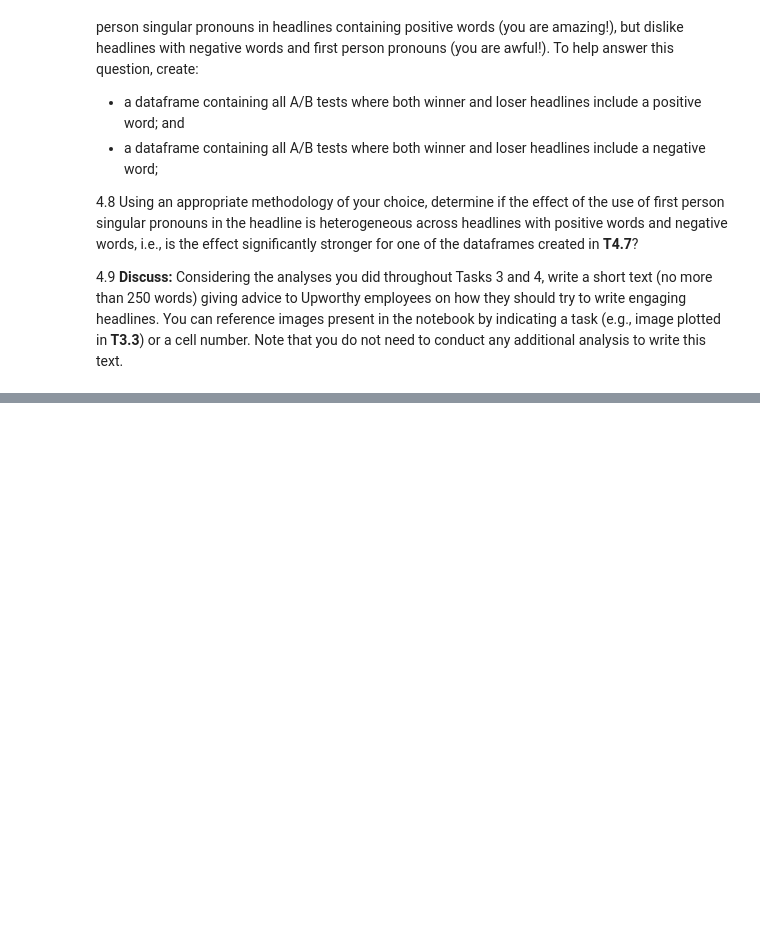
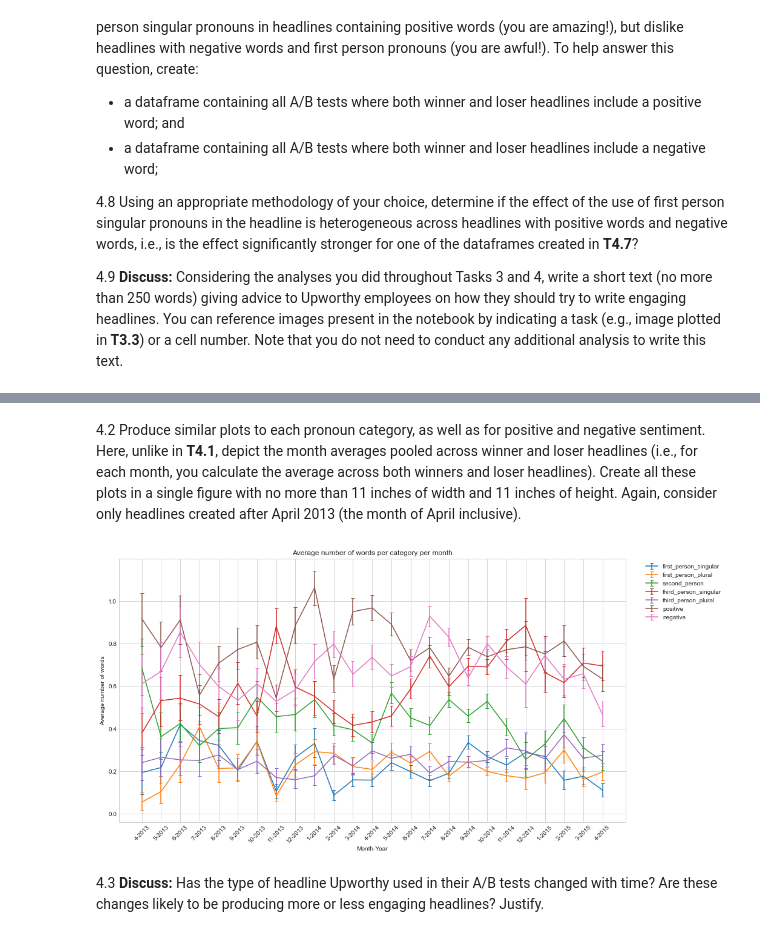
Before and after one commit to hichemhadhri/hw1, a Jupyter notebook: hw1.ipynb, the cells around one changed output, grey strips where cells are left out. Cells and saved outputs as stored; diff of their text form; code cells hidden in the pictures; blank space fills up the shorter version.

```diff
--- a/hw1.ipynb
+++ b/hw1.ipynb
@@ -669,0 +728,72 @@ You can reference images present in the notebook by indicating a task (e.g., ima
+# %% [markdown]
+4.2 Produce similar plots to each pronoun category, as well as for positive and negative sentiment. Here, unlike in **T4.1**, depict the month averages pooled across winner and loser headlines (i.e., for each month, you calculate the average across both winners and loser headlines).
+Create all these plots in a single figure with no more than 11 inches of width and 11 inches of height. Again, consider only headlines created after April 2013 (the month of April inclusive).
+# %%
+plt.style.use('seaborn-whitegrid')
+fig, ax = plt.subplots(figsize=(15, 8))  #check if less than 11x11 inches
+
+for key in feature_wordsets :
+    comparaison_final[key] = comparaison_final[key+'1'] + comparaison_final[key+'2']
+    after_april2013 = comparaison_final[comparaison_final['date_created'] >= '2013-04-01']
+    comparaison_final_month = after_april2013.groupby([after_april2013['date_created'].dt.month, after_april2013['date_created'].dt.year])
+
+    stats_by_month = comparaison_final_month.apply(lambda x: pd.Series({
+        'average_'+key: x[key].mean(),
+        'lower_err_'+key: bootstrap_CI(x[key], 1000)[0],
+        'upper_err_'+key: bootstrap_CI(x[key], 1000)[1]
+    }))
+
+    stats_by_month = stats_by_month.sort_index(level=[1,0])
+    stats_by_month.index = stats_by_month.index.map(lambda x : str(x[0]) + '-' + str(x[1]))
+
+    ax.errorbar(stats_by_month.index, stats_by_month['average_'+key],
+                yerr = [-stats_by_month['lower_err_'+key] + stats_by_month['average_'+key],
+                        -stats_by_month['average_'+key] + stats_by_month['upper_err_'+key]],
+                capsize= 3)
+
+    comparaison_final.drop(key, axis=1, inplace=True)
+
+comparaison_final['positive'] = comparaison_final['positive1'] + comparaison_final['positive2']
+comparaison_final['negative'] = comparaison_final['negative1'] + comparaison_final['negative2']
+after_april2013 = comparaison_final[comparaison_final['date_created'] >= '2013-04-01']
+comparaison_final_month = after_april2013.groupby([after_april2013['date_created'].dt.month, after_april2013['date_created'].dt.year])
+
+stats_pos = comparaison_final_month.apply(lambda x: pd.Series({
+        'average_positive': x['positive'].mean(),
+        'lower_err_positive': bootstrap_CI(x['positive'], 1000)[0],
+        'upper_err_positive': bootstrap_CI(x['positive'], 1000)[1]
+    }))
+stats_neg = comparaison_final_month.apply(lambda x: pd.Series({
+        'average_negative': x['negative'].mean(),
+        'lower_err_negative': bootstrap_CI(x['negative'], 1000)[0],
+        'upper_err_negative': bootstrap_CI(x['negative'], 1000)[1]
+    }))
+
+stats_pos = stats_pos.sort_index(level=[1,0])
+stats_neg = stats_neg.sort_index(level=[1,0])
+
+stats_pos.index = stats_pos.index.map(lambda x : str(x[0]) + '-' + str(x[1]))
+stats_neg.index = stats_neg.index.map(lambda x : str(x[0]) + '-' + str(x[1]))
+
+ax.errorbar(stats_pos.index, stats_pos.average_positive,
+            yerr = [-stats_pos.lower_err_positive + stats_pos.average_positive,
+                    -stats_pos.average_positive + stats_pos.upper_err_positive],
+            capsize= 3)
+ax.errorbar(stats_neg.index, stats_neg.average_negative,
+            yerr = [-stats_neg.lower_err_negative + stats_neg.average_negative,
+                    -stats_neg.average_negative + stats_neg.upper_err_negative],
+            capsize= 3)
+
+comparaison_final.drop(['positive', 'negative'], axis=1, inplace=True)
+
+ax.set_xticks(stats_by_month1.index)
+ax.set_xticklabels(stats_by_month1.index, rotation=45)
+ax.set_xlabel('Month-Year')
+ax.set_ylabel('Average number of words')
+ax.legend(list(feature_wordsets) + ['positive', 'negative'], loc='upper right', bbox_to_anchor=(1.2, 1), )
+ax.set_title('Average number of words per category per month')
+plt.show()
+# %% [output]
+[figure, added]
+# %% [markdown]
+4.3 **Discuss:** Has the type of headline Upworthy used in their A/B tests changed with time? Are these changes likely to be producing more or less engaging headlines? Justify.
```
Also changed, not shown: parts of 16 cells of this notebook.
